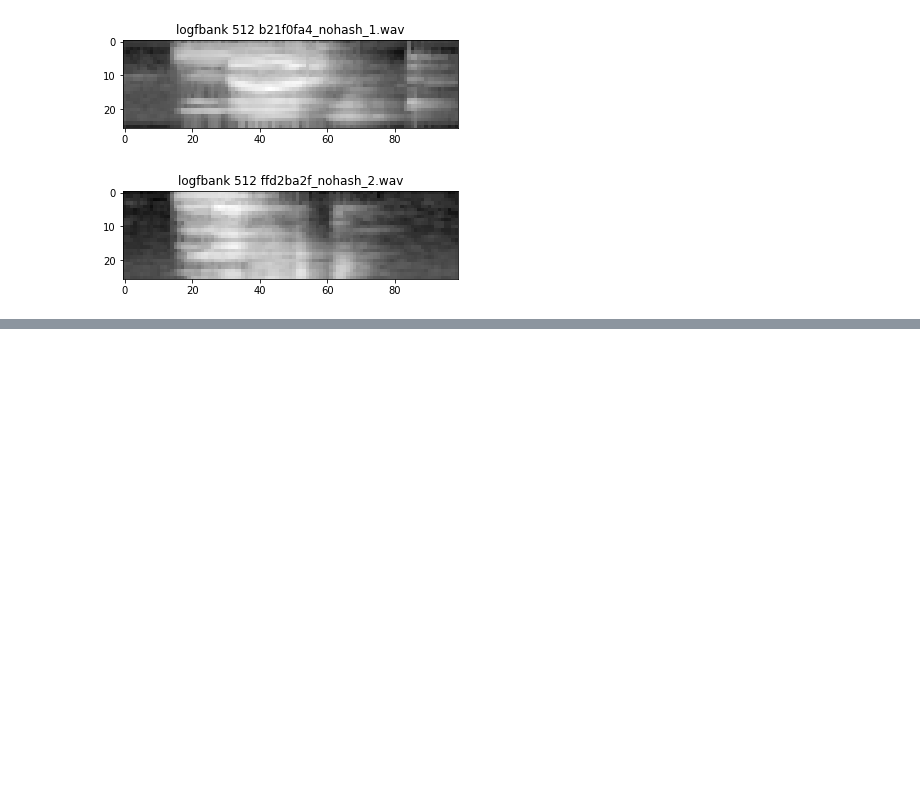
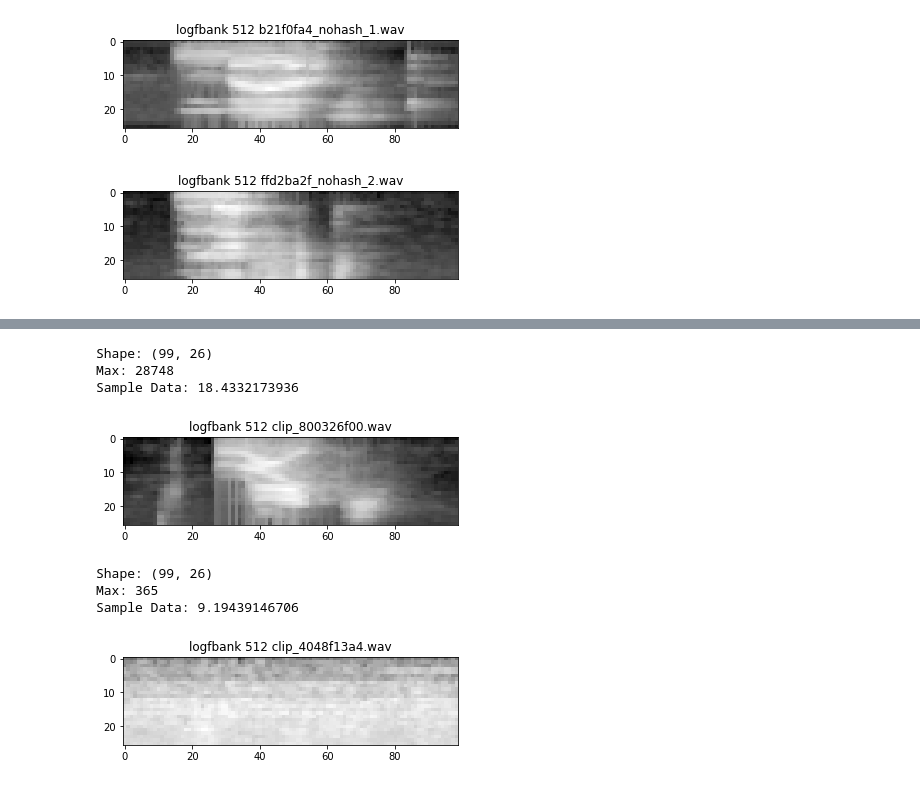
Before and after one commit to fractalbass/kaggle_tf_audio, a Jupyter notebook: notebook/TF_Speech_Recognition_Challenge.ipynb, the cells around one changed output, grey strips where cells are left out. Cells and saved outputs as stored; diff of their text form; code cells hidden in the pictures; blank space fills up the shorter version.

Commit message:
63% success rate.

```diff
--- a/notebook/TF_Speech_Recognition_Challenge.ipynb
+++ b/notebook/TF_Speech_Recognition_Challenge.ipynb
@@ -91,0 +98,38 @@ We get the following results:
+# %%
+# import scipy.io.wavfile as wav
+from python_speech_features import mfcc, logfbank, fbank
+from matplotlib import pyplot as plt
+import numpy as np
+from PIL import Image
+from matplotlib import cm
+import scipy.io.wavfile as wav
+
+               #    "Right"             "Silence"
+sample_files = ['clip_800326f00.wav','clip_4048f13a4.wav']
+
+for sample_file in sample_files:
+    (rate, sig) = wav.read("/Users/milesporter/Desktop/Kaggle Voice Challenge/data/test/audio/{0}".format(sample_file))
+
+    filter_bank_log_features = logfbank(sig, rate, nfft=1600)
+    print("Shape: {0}".format(filter_bank_log_features.shape))
+
+    fig, ax = plt.subplots()
+    scale = 255.0/ np.amax(filter_bank_log_features)
+    s = np.max(sig)
+    print("Max: {0}".format(s))
+    filter_bank_log_features = np.swapaxes(filter_bank_log_features, 0 ,1)
+    img = Image.fromarray(filter_bank_log_features * scale)
+
+    print("Sample Data: {0}".format(filter_bank_log_features[10,40]))
+    cax = ax.imshow(img)
+    ax.set_title('logfbank 512 {0}'.format(sample_file))
+    plt.show()
+# %% [output]
+Shape: (99, 26)
+Max: 28748
+Sample Data: 18.4332173936
+[figure, added]
+Shape: (99, 26)
+Max: 365
+Sample Data: 9.19439146706
+[figure, added]
```
Also changed, not shown: parts of 1 cell of this notebook, 15 other files.
